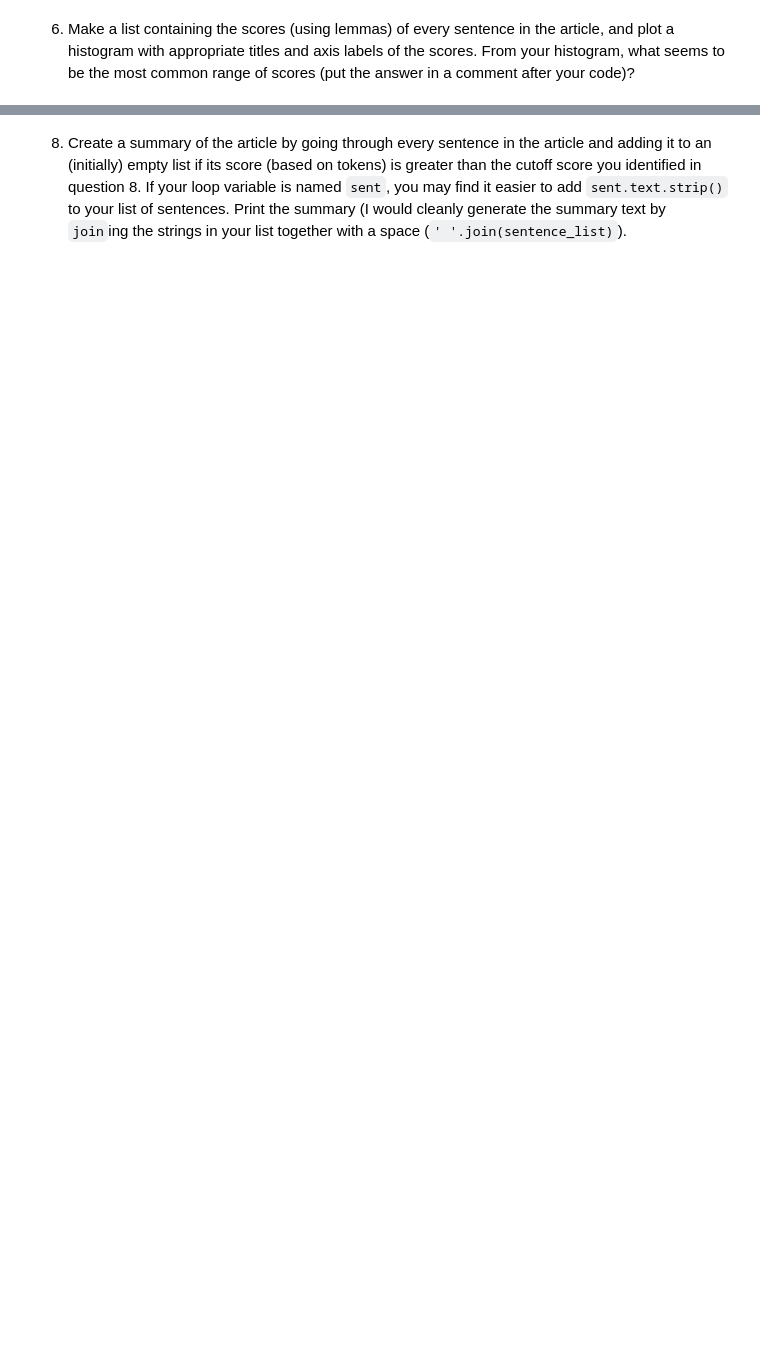
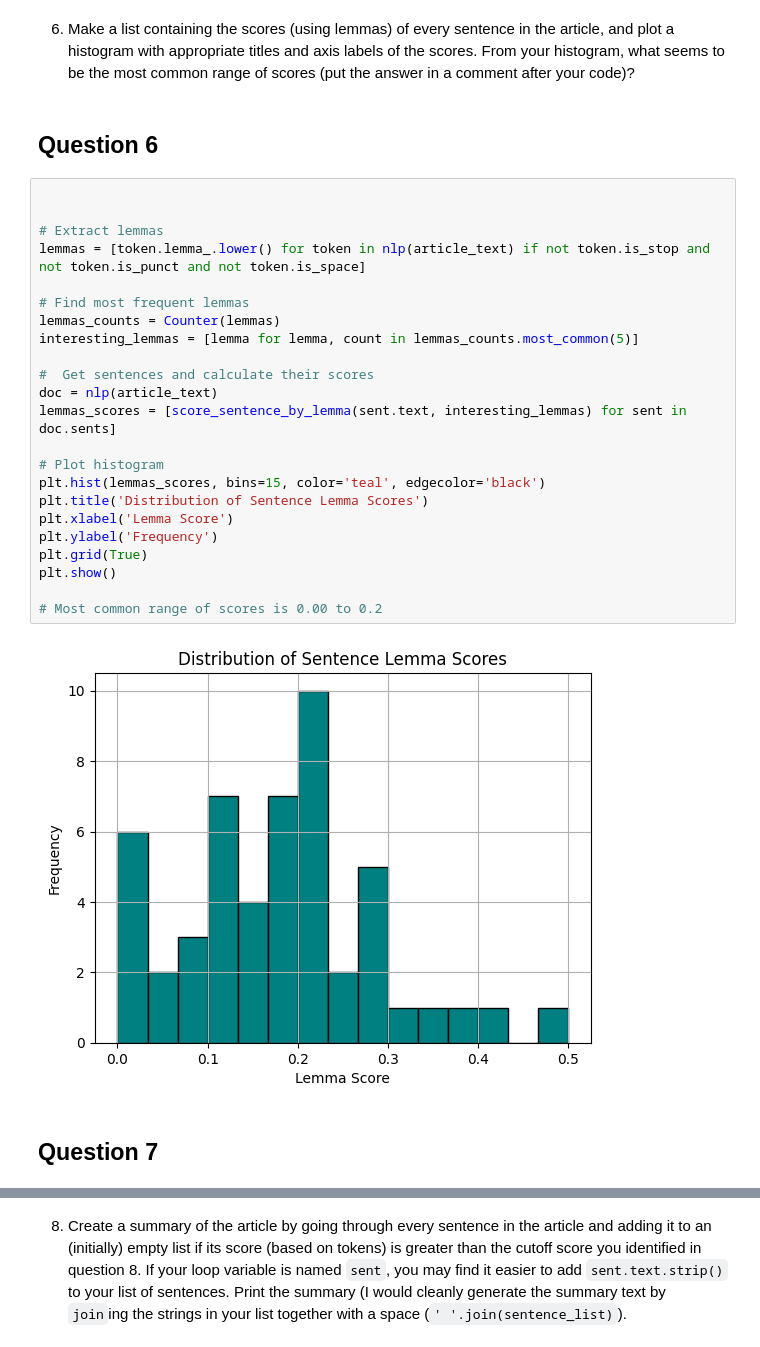
Before and after one commit to mindy0cruz/Mod7-Final-Project-Article-Summarizer, a Jupyter notebook: article-summarizer.ipynb, the cells around one changed output, grey strips where cells are left out. Drawn from its saved outputs; the diff is of its cells as text; blank space fills up the shorter version.

```diff
--- a/article-summarizer.ipynb
+++ b/article-summarizer.ipynb
@@ -25,5 +226,34 @@ Every question that requires you to write code will have a code cell underneath
 # %% [markdown]
 6. Make a list containing the scores (using lemmas) of every sentence in the article, and plot a histogram with appropriate titles and axis labels of the scores.  From your histogram, what seems to be the most common range of scores (put the answer in a comment after your code)?
+# %% [markdown]
+## Question 6
+# %%
+
+
+# Extract lemmas
+lemmas = [token.lemma_.lower() for token in nlp(article_text) if not token.is_stop and not token.is_punct and not token.is_space]
+
+# Find most frequent lemmas
+lemmas_counts = Counter(lemmas)
+interesting_lemmas = [lemma for lemma, count in lemmas_counts.most_common(5)]
+
+#  Get sentences and calculate their scores
+doc = nlp(article_text)
+lemmas_scores = [score_sentence_by_lemma(sent.text, interesting_lemmas) for sent in doc.sents]
+
+# Plot histogram
+plt.hist(lemmas_scores, bins=15, color='teal', edgecolor='black')
+plt.title('Distribution of Sentence Lemma Scores')
+plt.xlabel('Lemma Score')
+plt.ylabel('Frequency')
+plt.grid(True)
+plt.show()
+
+# Most common range of scores is 0.00 to 0.2
+# %% [output]
+[figure, added]
+# %% [markdown]
+## Question 7
 # %% [markdown]
 7. Using the histograms from questions 5 and 6, decide a "cutoff" score for tokens and lemmas such that fewer than half the sentences would have a score greater than the cutoff score.  Record the scores in this Markdown cell
 
```
Also changed, not shown: parts of 24 cells of this notebook, 2 other files.
